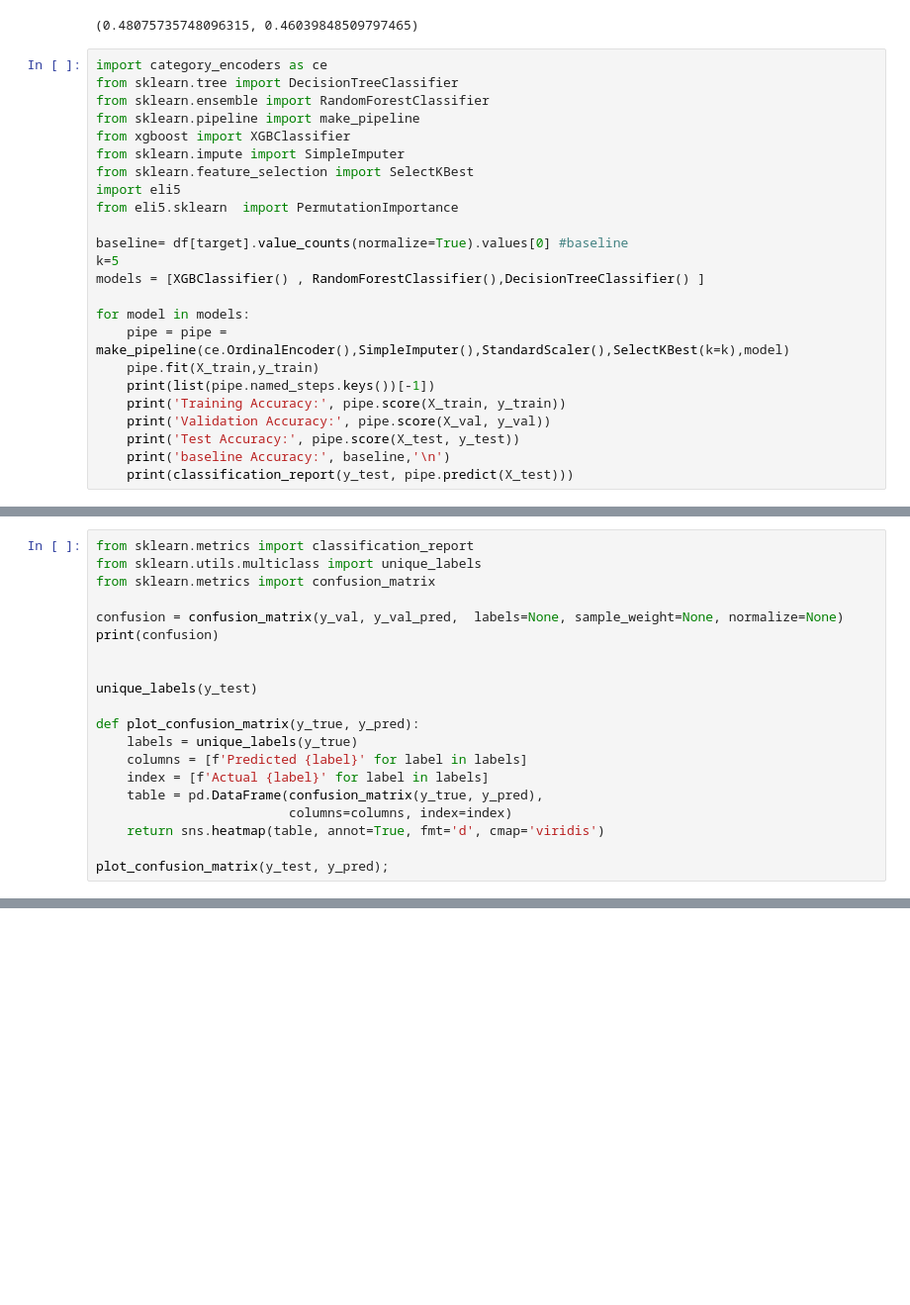
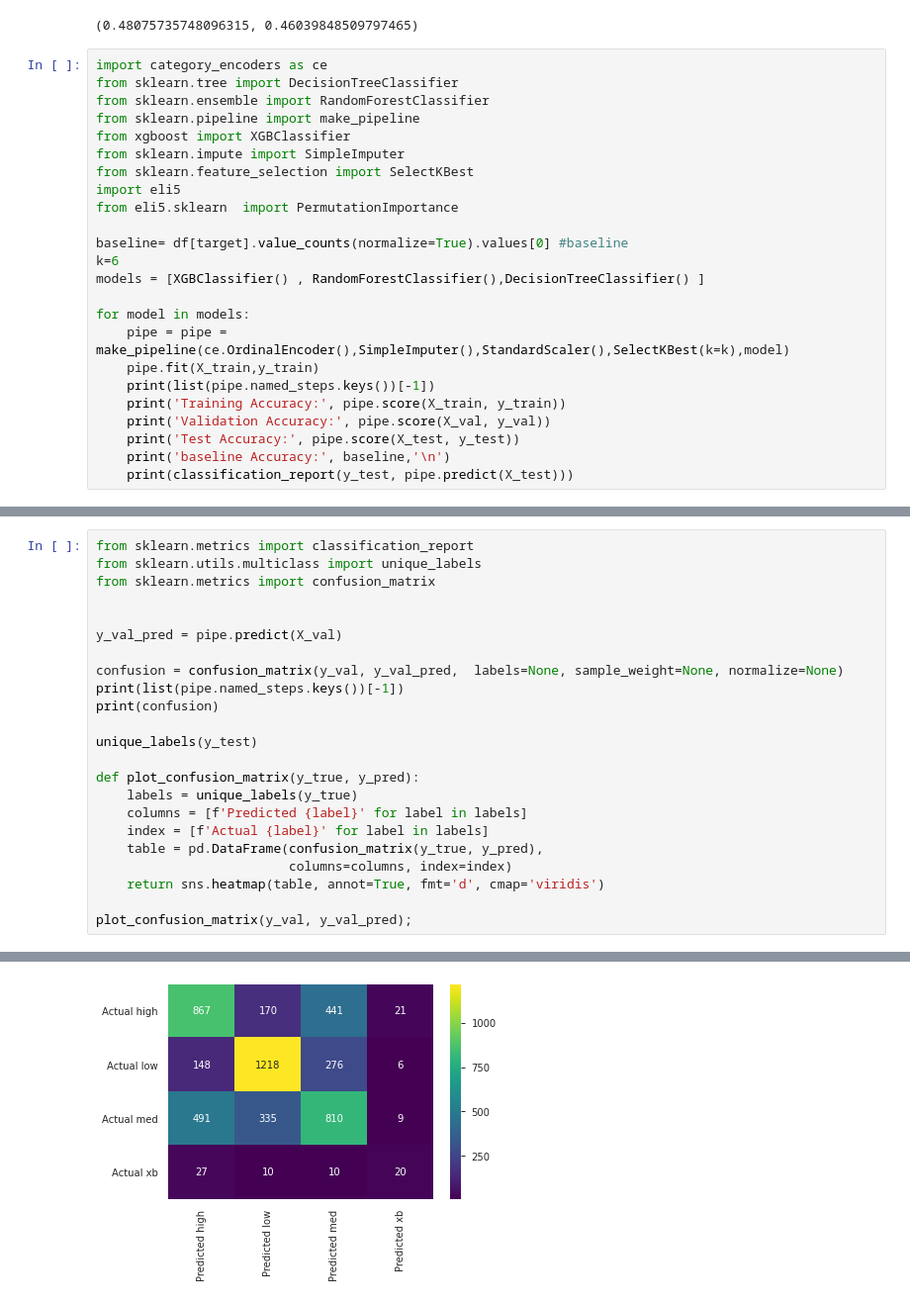
Before and after one commit to dmhliu/DS-Unit-2-Build-dmhliu, a Jupyter notebook: build2.ipynb, the cells around one changed output, grey strips where cells are left out. Shown at 99% size. Saved outputs shown, nothing was run; the diff lists cells and outputs as text; blank space fills up the shorter version.

```diff
--- a/build2.ipynb
+++ b/build2.ipynb
@@ -1074,7 +1080,7 @@ import eli5
 from eli5.sklearn  import PermutationImportance
 
 baseline= df[target].value_counts(normalize=True).values[0] #baseline
-k=5
+k=6
 models = [XGBClassifier() , RandomForestClassifier(),DecisionTreeClassifier() ]
 
 for model in models:
@@ -1117,9 +1141,12 @@ from sklearn.metrics import classification_report
 from sklearn.utils.multiclass import unique_labels
 from sklearn.metrics import confusion_matrix
 
+
+y_val_pred = pipe.predict(X_val)
+
 confusion = confusion_matrix(y_val, y_val_pred,  labels=None, sample_weight=None, normalize=None)
+print(list(pipe.named_steps.keys())[-1])
 print(confusion)
-
 
 unique_labels(y_test)
 
@@ -1131,5 +1158,5 @@ def plot_confusion_matrix(y_true, y_pred):
                          columns=columns, index=index)
     return sns.heatmap(table, annot=True, fmt='d', cmap='viridis')
 
-plot_confusion_matrix(y_test, y_pred);
+plot_confusion_matrix(y_val, y_val_pred);
 # %% [output]
@@ -1140,0 +1168 @@ ValueError: Found input variables with inconsistent numbers of samples: [6073, 1
+[figure, added]
```
Also changed, not shown: parts of 9 cells of this notebook.
